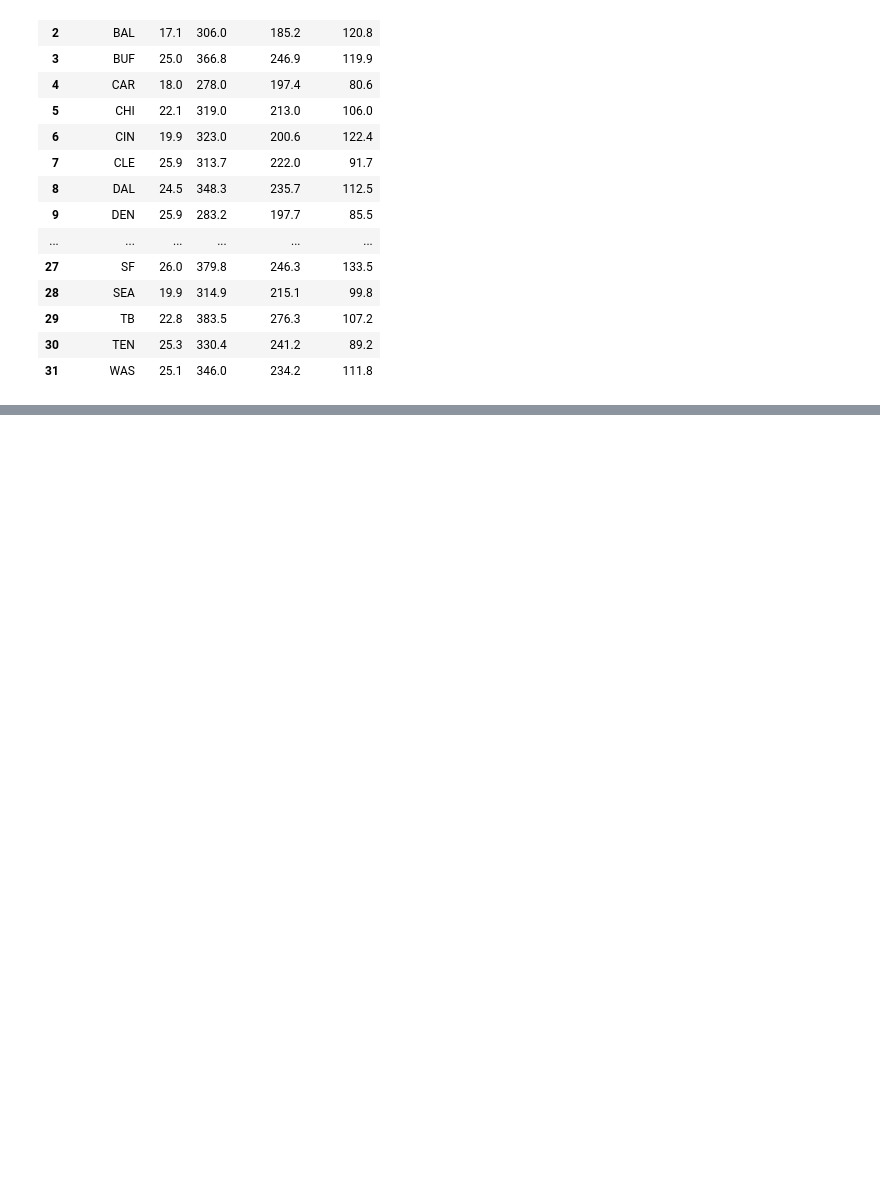
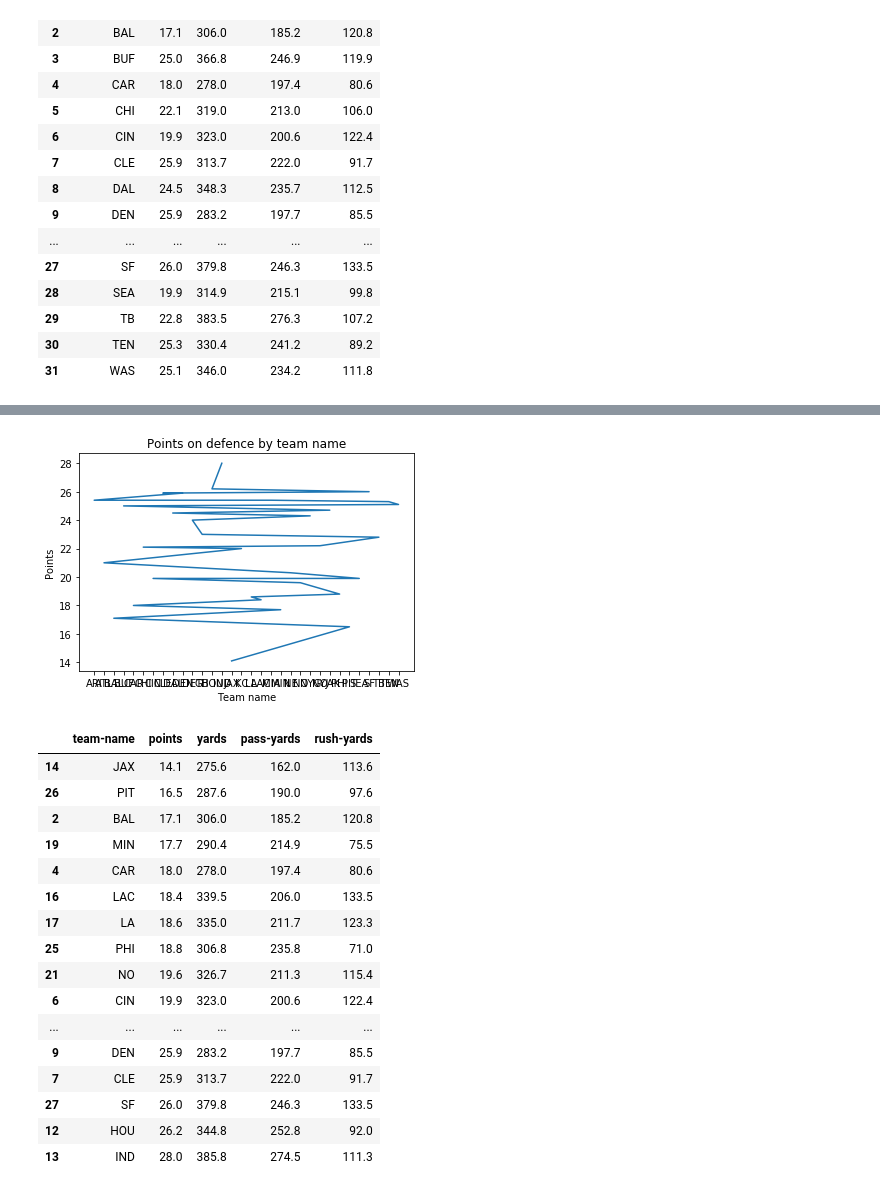
Before and after one commit to AndreiUngur/FootballAnalysis, a Jupyter notebook: Tests.ipynb, the cells around one changed output, grey strips where cells are left out. Drawn from its saved outputs; the diff is of its cells as text; code cells hidden in the pictures; blank space fills up the shorter version.

```diff
--- a/Tests.ipynb
+++ b/Tests.ipynb
@@ -154,0 +237,26 @@ df.head()
+# %%
+plt.plot(df3['team-name'], df3['points'])
+plt.xlabel('Team name')
+plt.ylabel('Points')
+plt.title('Points on defence by team name')
+
+plt.show()
+# %% [output]
+[figure, added]
+|  | team-name | points | yards | pass-yards | rush-yards |
+| 14 | JAX | 14.1 | 275.6 | 162.0 | 113.6 |
+| 26 | PIT | 16.5 | 287.6 | 190.0 | 97.6 |
+| 2 | BAL | 17.1 | 306.0 | 185.2 | 120.8 |
+| 19 | MIN | 17.7 | 290.4 | 214.9 | 75.5 |
+| 4 | CAR | 18.0 | 278.0 | 197.4 | 80.6 |
+| 16 | LAC | 18.4 | 339.5 | 206.0 | 133.5 |
+| 17 | LA | 18.6 | 335.0 | 211.7 | 123.3 |
+| 25 | PHI | 18.8 | 306.8 | 235.8 | 71.0 |
+| 21 | NO | 19.6 | 326.7 | 211.3 | 115.4 |
+| 6 | CIN | 19.9 | 323.0 | 200.6 | 122.4 |
+| ... | ... | ... | ... | ... | ... |
+| 9 | DEN | 25.9 | 283.2 | 197.7 | 85.5 |
+| 7 | CLE | 25.9 | 313.7 | 222.0 | 91.7 |
+| 27 | SF | 26.0 | 379.8 | 246.3 | 133.5 |
+| 12 | HOU | 26.2 | 344.8 | 252.8 | 92.0 |
+| 13 | IND | 28.0 | 385.8 | 274.5 | 111.3 |
```
Also changed, not shown: parts of 16 cells of this notebook.
